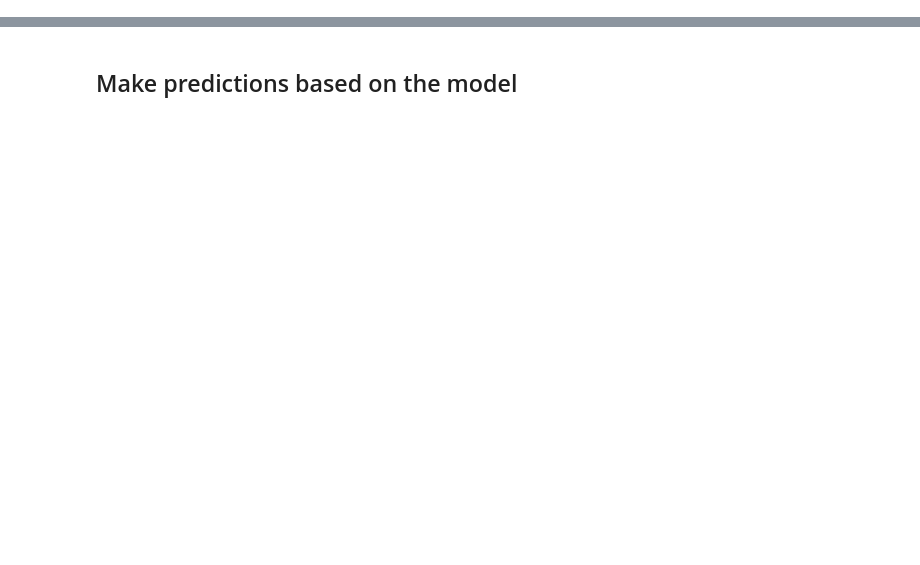
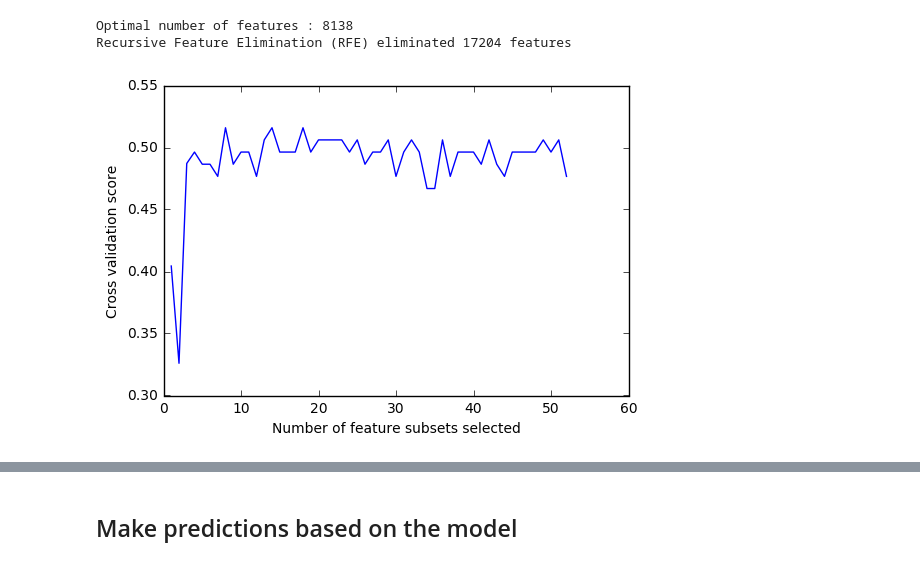
Before and after one commit to massie/notebooks, a Jupyter notebook: Pathogen Prediction.ipynb, the cells around one changed output, grey strips where cells are left out. Saved outputs shown, nothing was run; the diff lists cells and outputs as text; code cells hidden in the pictures; blank space fills up the shorter version.

```diff
--- a/Pathogen Prediction.ipynb
+++ b/Pathogen Prediction.ipynb
@@ -59,0 +73,16 @@ Best: 0.484848 using {'C': 0.00048828125}
+# %%
+best_estimator = clf.best_estimator_
+
+print("Optimal number of features : %d" % best_estimator.n_features_)
+print("Recursive Feature Elimination (RFE) eliminated %d features" % (X.shape[1] - best_estimator.n_features_))
+
+# Plot number of features VS. cross-validation scores
+plt.figure()
+plt.xlabel("Number of feature subsets selected")
+plt.ylabel("Cross validation score")
+plt.plot(range(1, len(best_estimator.grid_scores_) + 1), best_estimator.grid_scores_)
+plt.show()
+# %% [output]
+Optimal number of features : 8138
+Recursive Feature Elimination (RFE) eliminated 17204 features
+[figure, added]
```
Also changed, not shown: parts of 11 cells of this notebook, 1 other file.
